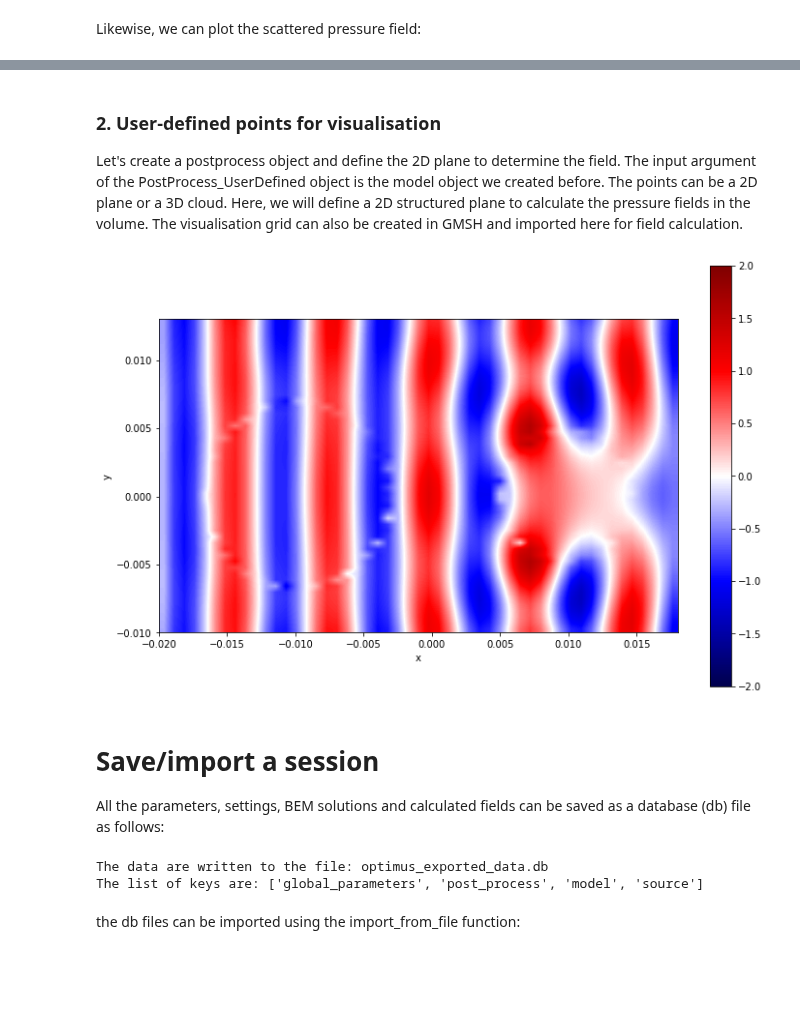
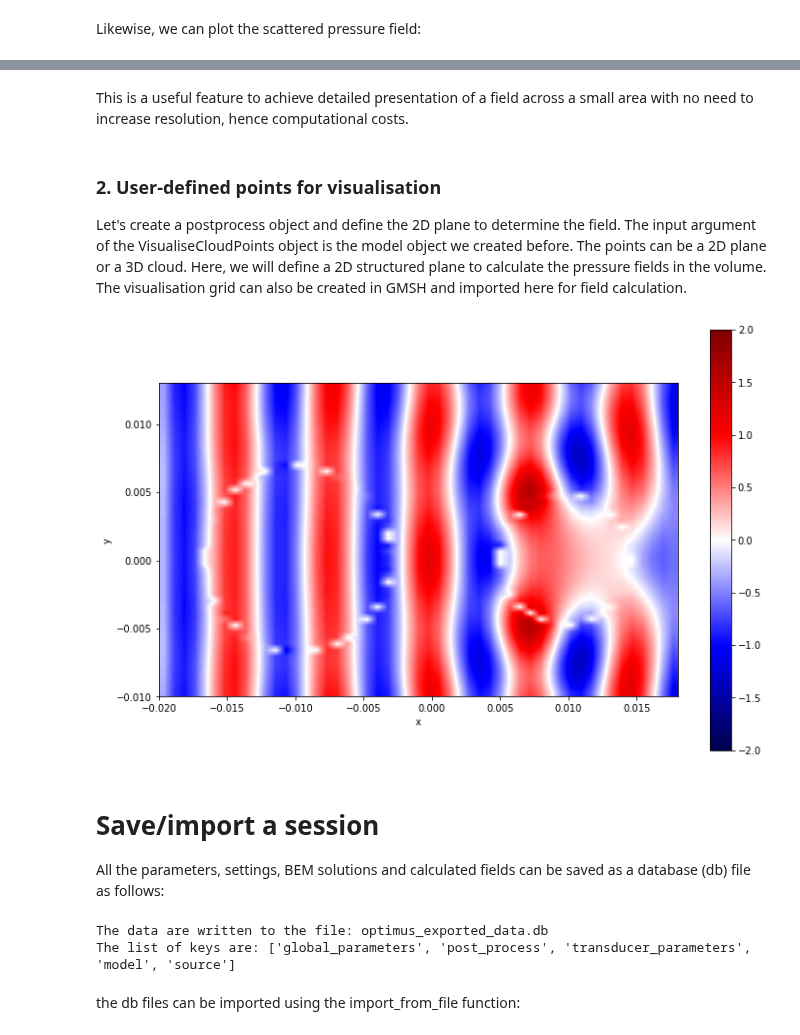
Before and after one commit to optimuslib/optimus, a Jupyter notebook: notebooks/Multiple domains postprocess.ipynb, the cells around one changed output, grey strips where cells are left out. Cells and saved outputs as stored; diff of their text form; code cells hidden in the pictures; blank space fills up the shorter version.

```diff
--- a/notebooks/Multiple domains postprocess.ipynb
+++ b/notebooks/Multiple domains postprocess.ipynb
@@ -134,8 +151,10 @@ figs = optimus.postprocess.plot_pressure_field(pp_2d,field="scattered_pressure",
+# %% [markdown]
+This is a useful feature to achieve detailed presentation of a field across a small area with no need to increase resolution, hence computational costs.
 # %% [markdown]
 ### 2. User-defined points for visualisation
-Let's create a postprocess object and define the 2D plane to determine the field. The input argument of the PostProcess_UserDefined object is the model object we created before. The points can be a 2D plane or a 3D cloud. Here, we will define a 2D structured plane to calculate the pressure fields in the volume. The visualisation grid can also be created in GMSH and imported here for field calculation.
+Let's create a postprocess object and define the 2D plane to determine the field. The input argument of the VisualiseCloudPoints object is the model object we created before. The points can be a 2D plane or a 3D cloud. Here, we will define a 2D structured plane to calculate the pressure fields in the volume. The visualisation grid can also be created in GMSH and imported here for field calculation.
 # %%
-pp_2d_user = optimus.postprocess.PostProcess_UserDefined(model)
+pp_cloud = optimus.postprocess.VisualiseCloudPoints(model)
 # %%
 # Create a visualisation grid
 Nx, Ny = 51, 51
@@ -152,23 +171,23 @@ pp_2d_user.compute_fields()
 # %%
 fig = plt.figure(figsize=(12, 8))
-plt.imshow(np.flipud(np.real(pp_2d_user.total_field.reshape((pp_2d_user.resolution)).T)),
+plt.imshow(np.flipud(np.real(pp_cloud.total_field.reshape((pp_cloud.resolution)).T)),
            extent=[xmin, xmax, ymin, ymax], clim=(-2,2), cmap='seismic',
            interpolation='bilinear')
 
 plt.xlabel('x')
 plt.ylabel('y')
 plt.colorbar()
 plt.show()
 # %% [output]
-[figure, old version]
+[figure, new version]
 # %% [markdown]
 # Save/import a session
 All the parameters, settings, BEM solutions and calculated fields can be saved as a database (db) file as follows:
 # %%
-optimus.postprocess.export_to_file(model=model, post_process=pp_2d, global_parameters=optimus.global_parameters)
+optimus.postprocess.export_to_file(model=model, post_process=pp_plane, global_parameters=optimus.global_parameters)
 # %% [output]
 The data are written to the file: optimus_exported_data.db
-The list of keys are: ['global_parameters', 'post_process', 'model', 'source']
+The list of keys are: ['global_parameters', 'post_process', 'transducer_parameters', 'model', 'source']
 # %% [markdown]
 the db files can be imported using the import_from_file function:
 # %%
```
Also changed, not shown: parts of 16 cells of this notebook, 10 other files.
